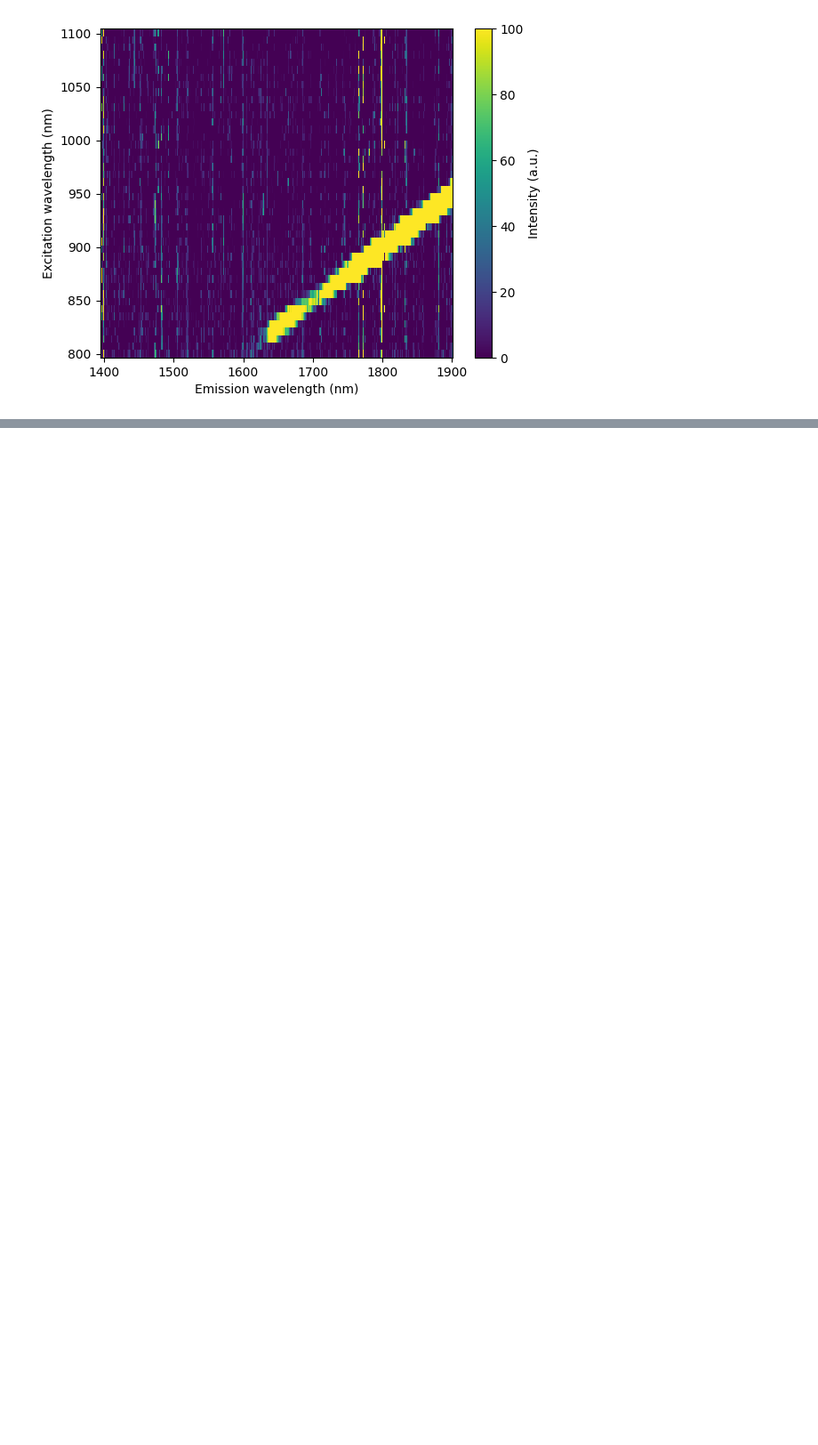
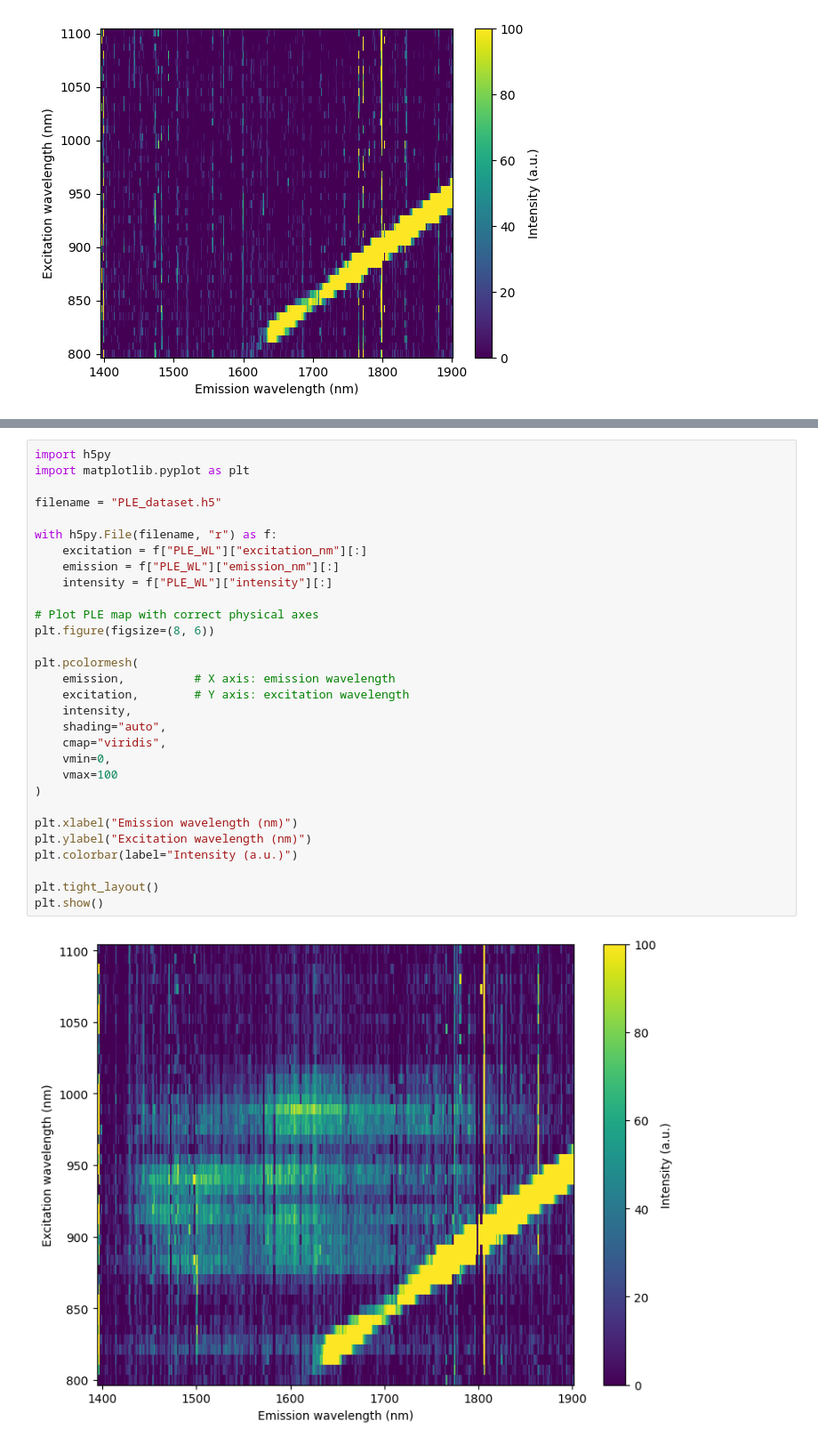
Before and after one commit to CristianMB/DataAnalysis_PhD_FUB, a Jupyter notebook: PLE/PLE_ReadingOPJScripts/ReadPLE.ipynb, the cells around one changed output, grey strips where cells are left out. Shown at 89% size. Saved outputs shown, nothing was run; the diff lists cells and outputs as text; blank space fills up the shorter version.

```diff
--- a/PLE/PLE_ReadingOPJScripts/ReadPLE.ipynb
+++ b/PLE/PLE_ReadingOPJScripts/ReadPLE.ipynb
@@ -318,0 +458,32 @@ plt.show()
+# %%
+import h5py
+import matplotlib.pyplot as plt
+
+filename = "PLE_dataset.h5"
+
+with h5py.File(filename, "r") as f:
+    excitation = f["PLE_WL"]["excitation_nm"][:]
+    emission = f["PLE_WL"]["emission_nm"][:]
+    intensity = f["PLE_WL"]["intensity"][:]
+
+# Plot PLE map with correct physical axes
+plt.figure(figsize=(8, 6))
+
+plt.pcolormesh(
+    emission,          # X axis: emission wavelength
+    excitation,        # Y axis: excitation wavelength
+    intensity,
+    shading="auto",
+    cmap="viridis",
+    vmin=0,
+    vmax=100
+)
+
+plt.xlabel("Emission wavelength (nm)")
+plt.ylabel("Excitation wavelength (nm)")
+plt.colorbar(label="Intensity (a.u.)")
+
+plt.tight_layout()
+plt.show()
+# %% [output]
+[figure, added]
```
Also changed, not shown: parts of 6 cells of this notebook, 1 other file.
